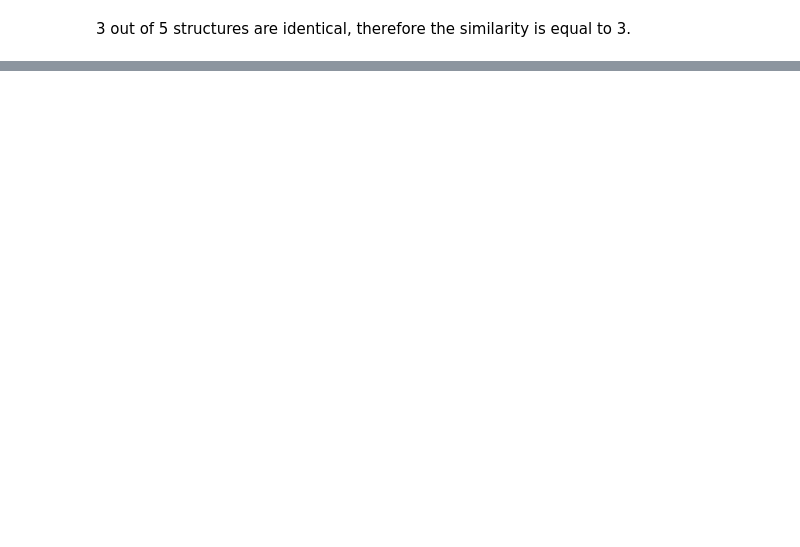
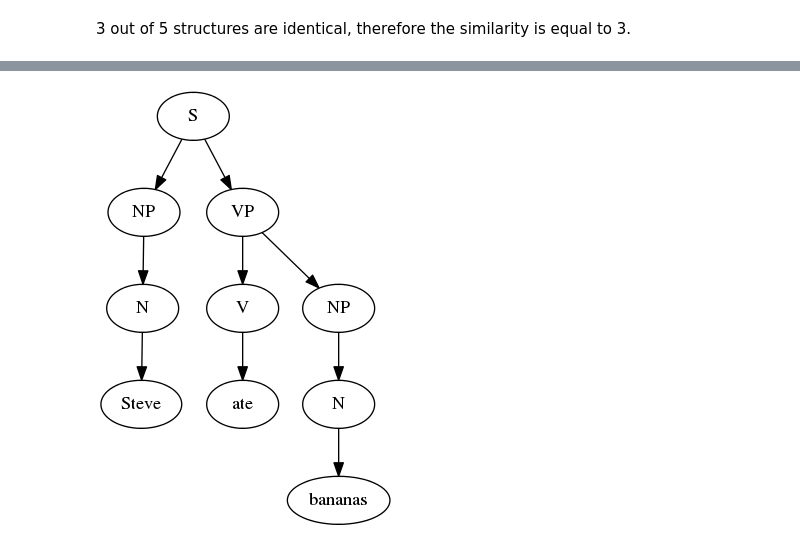
Before and after one commit to arne-cl/discoursekernels, a Jupyter notebook: notebooks/treekernel-experiments.ipynb, the cells around one changed output, grey strips where cells are left out. Cells and saved outputs as stored; diff of their text form; code cells hidden in the pictures; blank space fills up the shorter version.

```diff
--- a/notebooks/treekernel-experiments.ipynb
+++ b/notebooks/treekernel-experiments.ipynb
@@ -246,0 +265,29 @@ def generate_all_subtrees(*trees):
+# %%
+node_tuples = [
+    (1, 'S'),
+    (2, 'NP'), (3, 'N'), (4, 'Steve'),
+    (5, 'VP'), (6, 'V'), (7, 'ate'),
+    (8, 'NP'), (9, 'N'), (10, 'bananas')]
+
+nodes = []
+for node_id, node_label in node_tuples:
+    nodes.append( (node_id, {'label': node_label}) )
+
+edges = [
+    (1, 2), # S NP
+    (1, 5), # S VP
+    (2, 3), # NP N
+    (3, 4), # N Steve
+    (5, 6), # VP V
+    (6, 7), # V ate
+    (5, 8), # VP NP
+    (8, 9), # NP N
+    (9, 10), # N bananas
+]
+
+steve_ate_bananas = nx.DiGraph()
+steve_ate_bananas.add_nodes_from(nodes)
+steve_ate_bananas.add_edges_from(edges)
+draw(steve_ate_bananas, show='ipynb')
+# %% [output]
+[figure, added]
```
Also changed, not shown: parts of 39 cells of this notebook.
